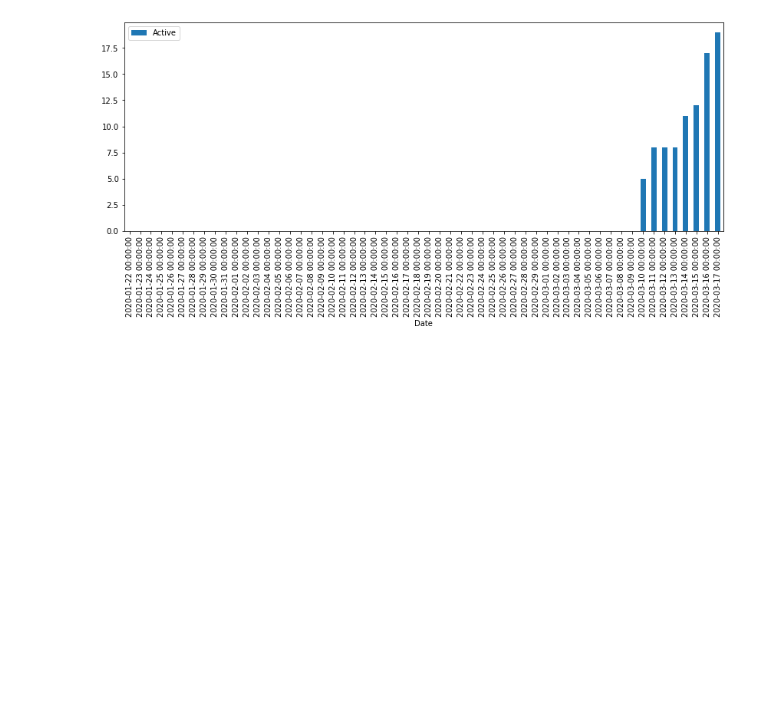
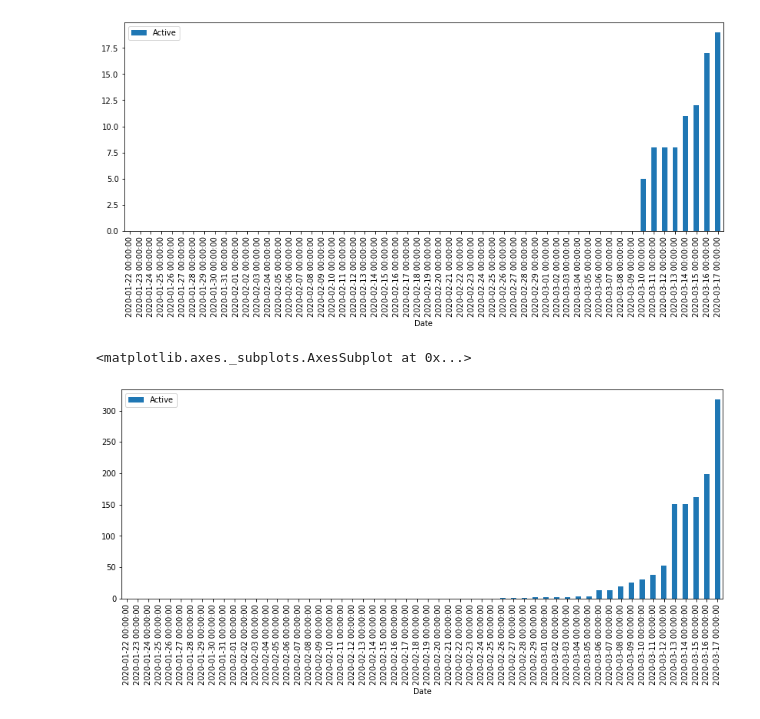
Before and after one commit to srivatsan88/YouTubeLI, a Jupyter notebook: Lockdown_Only_solution_to_contain_coronavirus.ipynb, the cells around one changed output. Drawn from its saved outputs; the diff is of its cells as text; code cells hidden in the pictures; blank space fills up the shorter version.

```diff
--- a/Lockdown_Only_solution_to_contain_coronavirus.ipynb
+++ b/Lockdown_Only_solution_to_contain_coronavirus.ipynb
@@ -336,3 +336,8 @@ combined_df[['Date','Country','State','Active']].query("Country=='US' & State=='
 # %% [output]
 <matplotlib.axes._subplots.AxesSubplot at 0x...>
 [figure]
+# %%
+combined_df[['Date','Country','State','Active']].query("Country=='Brazil'").plot(x='Date',y='Active',kind='bar')
+# %% [output]
+<matplotlib.axes._subplots.AxesSubplot at 0x...>
+[figure, added]
```
Also changed, not shown: parts of 17 cells of this notebook.
